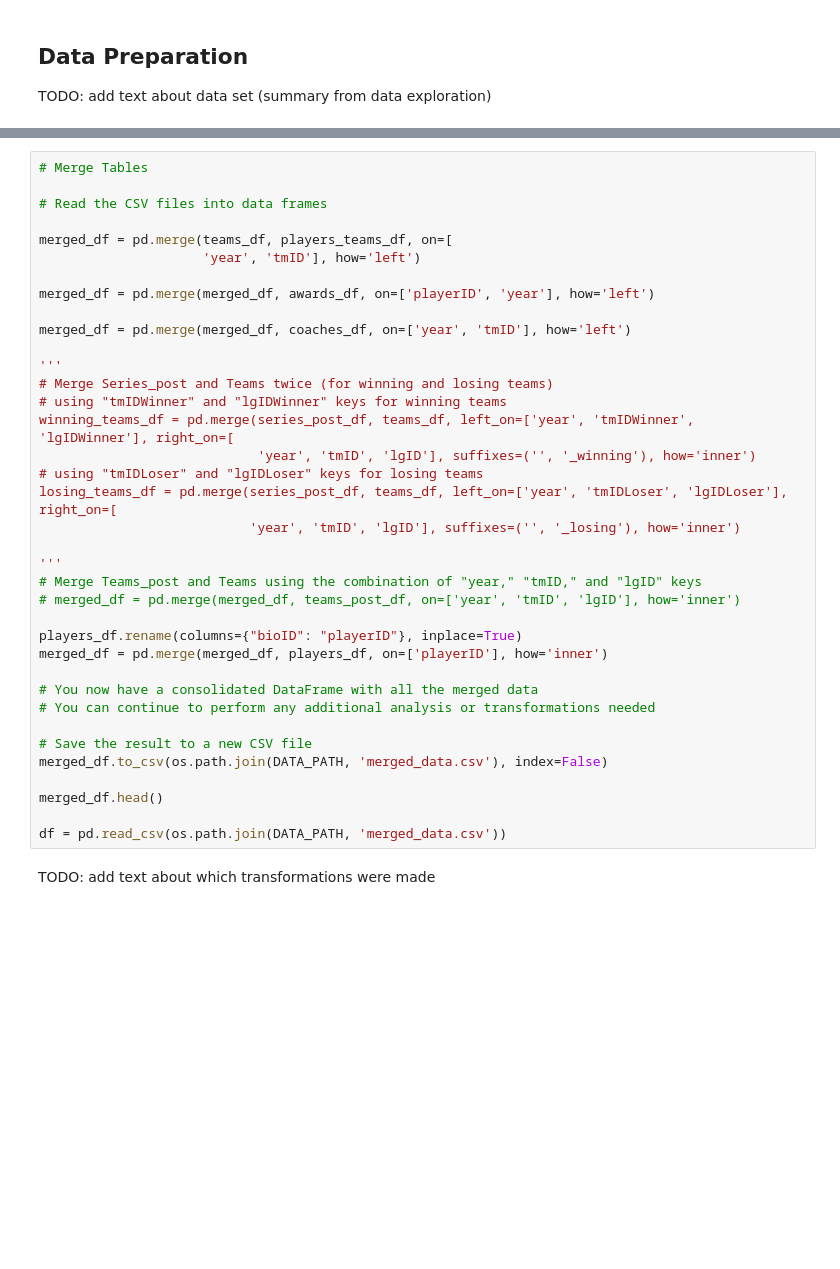
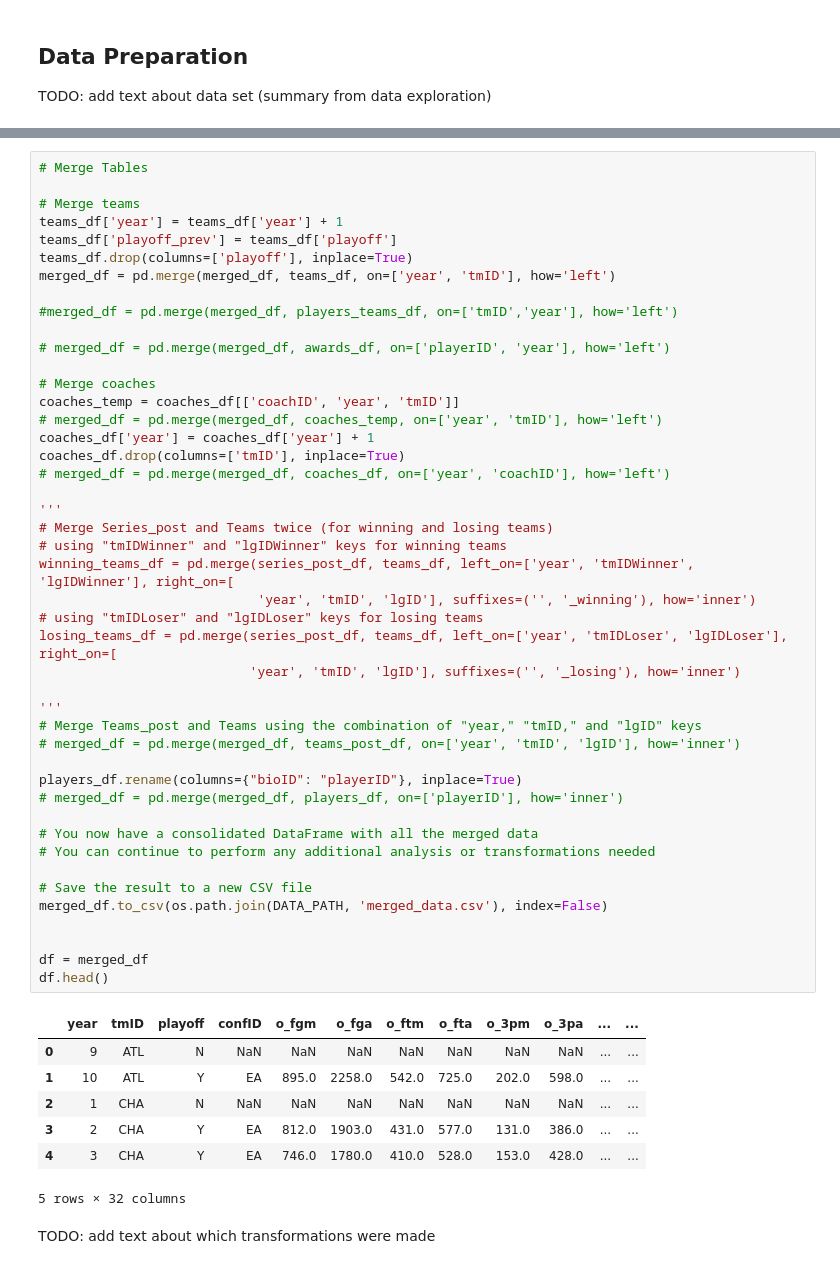
Before and after one commit to MartimHenriques/feup-machine-learning, a Jupyter notebook: src/pipeline.ipynb, the cells around one changed output, grey strips where cells are left out. Cells and saved outputs as stored; diff of their text form; blank space fills up the shorter version.

```diff
--- a/src/pipeline.ipynb
+++ b/src/pipeline.ipynb
@@ -75,40 +97,56 @@ teams_df.drop(columns=['franchID', 'lgID', 'divID', 'rank', 'seeded', 'name', "t
 # %%
 # Merge Tables
 
-# Read the CSV files into data frames
+# Merge teams
+teams_df['year'] = teams_df['year'] + 1
+teams_df['playoff_prev'] = teams_df['playoff']
+teams_df.drop(columns=['playoff'], inplace=True)
+merged_df = pd.merge(merged_df, teams_df, on=['year', 'tmID'], how='left')
 
-merged_df = pd.merge(teams_df, players_teams_df, on=[
-                     'year', 'tmID'], how='left')
+#merged_df = pd.merge(merged_df, players_teams_df, on=['tmID','year'], how='left')
 
-merged_df = pd.merge(merged_df, awards_df, on=['playerID', 'year'], how='left')
+# merged_df = pd.merge(merged_df, awards_df, on=['playerID', 'year'], how='left')
 
-merged_df = pd.merge(merged_df, coaches_df, on=['year', 'tmID'], how='left')
+# Merge coaches
+coaches_temp = coaches_df[['coachID', 'year', 'tmID']]
+# merged_df = pd.merge(merged_df, coaches_temp, on=['year', 'tmID'], how='left')
+coaches_df['year'] = coaches_df['year'] + 1
+coaches_df.drop(columns=['tmID'], inplace=True)
+# merged_df = pd.merge(merged_df, coaches_df, on=['year', 'coachID'], how='left')
 
 '''
 # Merge Series_post and Teams twice (for winning and losing teams)
 # using "tmIDWinner" and "lgIDWinner" keys for winning teams
 winning_teams_df = pd.merge(series_post_df, teams_df, left_on=['year', 'tmIDWinner', 'lgIDWinner'], right_on=[
                             'year', 'tmID', 'lgID'], suffixes=('', '_winning'), how='inner')
 # using "tmIDLoser" and "lgIDLoser" keys for losing teams
 losing_teams_df = pd.merge(series_post_df, teams_df, left_on=['year', 'tmIDLoser', 'lgIDLoser'], right_on=[
                            'year', 'tmID', 'lgID'], suffixes=('', '_losing'), how='inner')
 
 '''
 # Merge Teams_post and Teams using the combination of "year," "tmID," and "lgID" keys
 # merged_df = pd.merge(merged_df, teams_post_df, on=['year', 'tmID', 'lgID'], how='inner')
 
 players_df.rename(columns={"bioID": "playerID"}, inplace=True)
-merged_df = pd.merge(merged_df, players_df, on=['playerID'], how='inner')
+# merged_df = pd.merge(merged_df, players_df, on=['playerID'], how='inner')
 
 # You now have a consolidated DataFrame with all the merged data
 # You can continue to perform any additional analysis or transformations needed
 
 # Save the result to a new CSV file
 merged_df.to_csv(os.path.join(DATA_PATH, 'merged_data.csv'), index=False)
 
-merged_df.head()
 
-df = pd.read_csv(os.path.join(DATA_PATH, 'merged_data.csv'))
+df = merged_df
+df.head()
+# %% [output]
+|  | year | tmID | playoff | confID | o_fgm | o_fga | o_ftm | o_fta | o_3pm | o_3pa | ... | ... |
+| 0 | 9 | ATL | N | NaN | NaN | NaN | NaN | NaN | NaN | NaN | ... | ... |
+| 1 | 10 | ATL | Y | EA | 895.0 | 2258.0 | 542.0 | 725.0 | 202.0 | 598.0 | ... | ... |
+| 2 | 1 | CHA | N | NaN | NaN | NaN | NaN | NaN | NaN | NaN | ... | ... |
+| 3 | 2 | CHA | Y | EA | 812.0 | 1903.0 | 431.0 | 577.0 | 131.0 | 386.0 | ... | ... |
+| 4 | 3 | CHA | Y | EA | 746.0 | 1780.0 | 410.0 | 528.0 | 153.0 | 428.0 | ... | ... |
+5 rows × 32 columns
 # %% [markdown]
 TODO: add text about which transformations were made
 # %%
```
Also changed, not shown: parts of 3 cells of this notebook, 1 other file.
